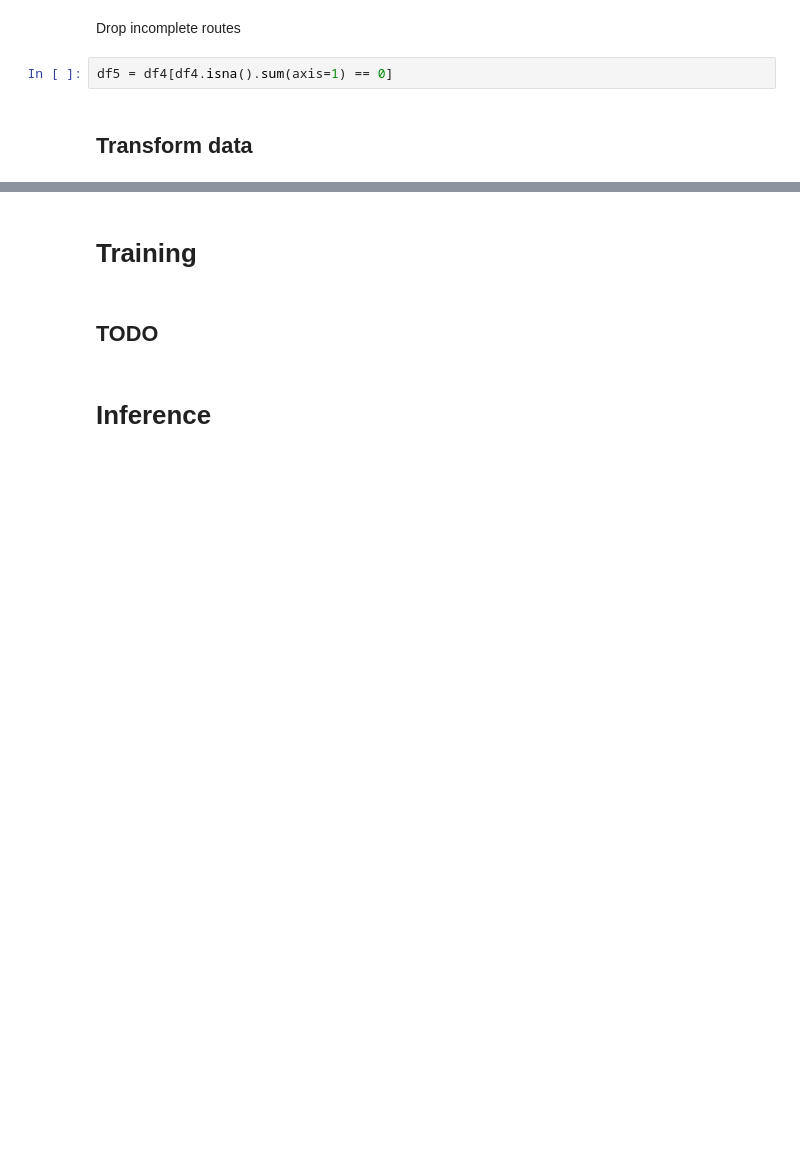
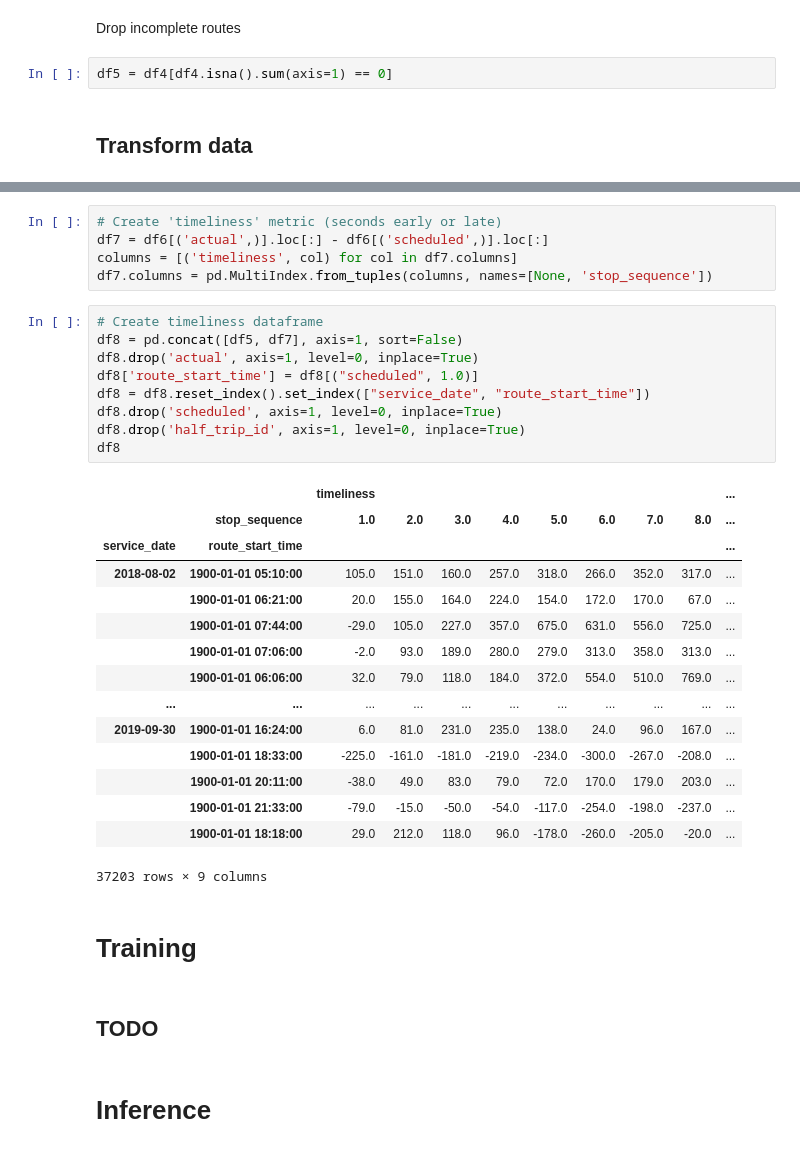
Before and after one commit to notAlex2/pgm-public-transit, a Jupyter notebook: Timeliness.ipynb, the cells around one changed output, grey strips where cells are left out. Cells and saved outputs as stored; diff of their text form; blank space fills up the shorter version.

```diff
--- a/Timeliness.ipynb
+++ b/Timeliness.ipynb
@@ -217,4 +222,34 @@ df5
 37203 rows × 18 columns
+# %%
+# Create 'timeliness' metric (seconds early or late)
+df7 = df6[('actual',)].loc[:] - df6[('scheduled',)].loc[:]
+columns = [('timeliness', col) for col in df7.columns]
+df7.columns = pd.MultiIndex.from_tuples(columns, names=[None, 'stop_sequence'])
+# %%
+# Create timeliness dataframe
+df8 = pd.concat([df5, df7], axis=1, sort=False)
+df8.drop('actual', axis=1, level=0, inplace=True)
+df8['route_start_time'] = df8[("scheduled", 1.0)]
+df8 = df8.reset_index().set_index(["service_date", "route_start_time"])
+df8.drop('scheduled', axis=1, level=0, inplace=True)
+df8.drop('half_trip_id', axis=1, level=0, inplace=True)
+df8
+# %% [output]
+|  |  | timeliness |  |  |  |  |  |  |  | ... |
+|  | stop_sequence | 1.0 | 2.0 | 3.0 | 4.0 | 5.0 | 6.0 | 7.0 | 8.0 | ... |
+| service_date | route_start_time |  |  |  |  |  |  |  |  | ... |
+| 2018-08-02 | 1900-01-01 05:10:00 | 105.0 | 151.0 | 160.0 | 257.0 | 318.0 | 266.0 | 352.0 | 317.0 | ... |
+|  | 1900-01-01 06:21:00 | 20.0 | 155.0 | 164.0 | 224.0 | 154.0 | 172.0 | 170.0 | 67.0 | ... |
+|  | 1900-01-01 07:44:00 | -29.0 | 105.0 | 227.0 | 357.0 | 675.0 | 631.0 | 556.0 | 725.0 | ... |
+|  | 1900-01-01 07:06:00 | -2.0 | 93.0 | 189.0 | 280.0 | 279.0 | 313.0 | 358.0 | 313.0 | ... |
+|  | 1900-01-01 06:06:00 | 32.0 | 79.0 | 118.0 | 184.0 | 372.0 | 554.0 | 510.0 | 769.0 | ... |
+| ... | ... | ... | ... | ... | ... | ... | ... | ... | ... | ... |
+| 2019-09-30 | 1900-01-01 16:24:00 | 6.0 | 81.0 | 231.0 | 235.0 | 138.0 | 24.0 | 96.0 | 167.0 | ... |
+|  | 1900-01-01 18:33:00 | -225.0 | -161.0 | -181.0 | -219.0 | -234.0 | -300.0 | -267.0 | -208.0 | ... |
+|  | 1900-01-01 20:11:00 | -38.0 | 49.0 | 83.0 | 79.0 | 72.0 | 170.0 | 179.0 | 203.0 | ... |
+|  | 1900-01-01 21:33:00 | -79.0 | -15.0 | -50.0 | -54.0 | -117.0 | -254.0 | -198.0 | -237.0 | ... |
+|  | 1900-01-01 18:18:00 | 29.0 | 212.0 | 118.0 | 96.0 | -178.0 | -260.0 | -205.0 | -20.0 | ... |
+37203 rows × 9 columns
 # %% [markdown]
 # Training
 # %% [markdown]
```
Also changed, not shown: parts of 3 cells of this notebook.
